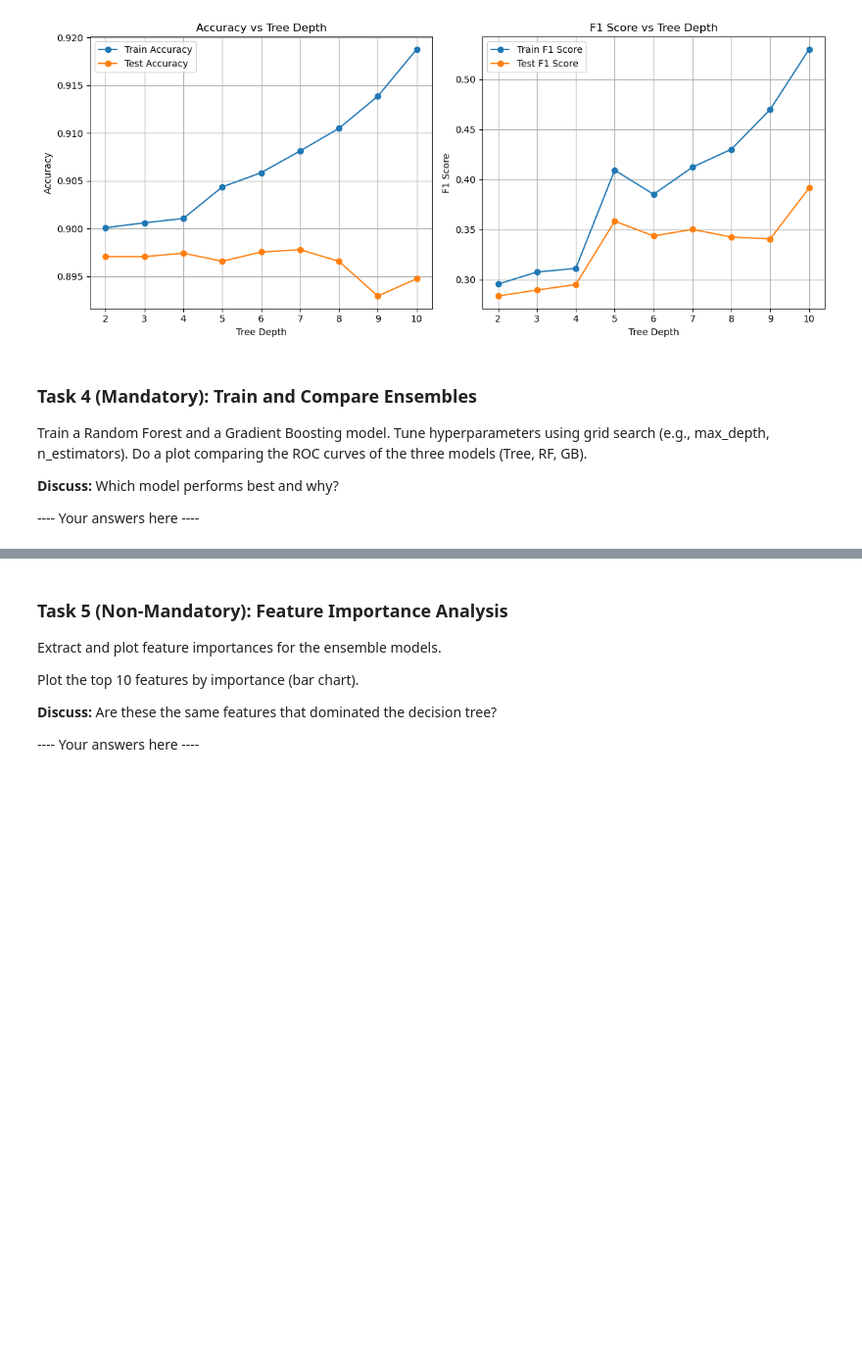
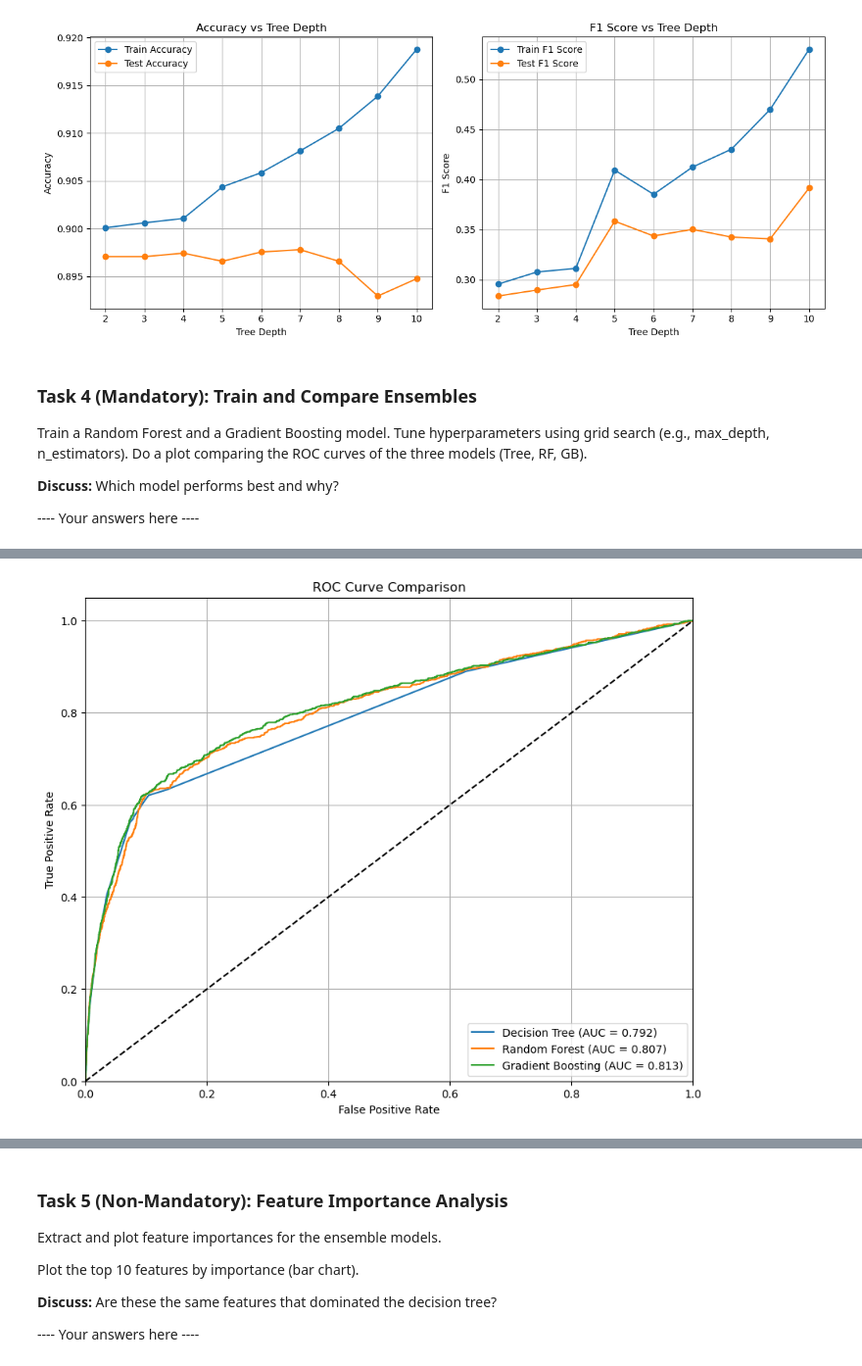
Before and after one commit to AakrishLama/MachineLearningModels, a Jupyter notebook: ModelsA3/username_A3.ipynb, the cells around one changed output, grey strips where cells are left out. Shown: that part at 98% size. Drawn from its saved outputs; the diff is of its cells as text; code cells hidden in the pictures; blank space fills up the shorter version.

Commit message:
ROC curve for Random fofrest and boosting

```diff
--- a/ModelsA3/username_A3.ipynb
+++ b/ModelsA3/username_A3.ipynb
@@ -285,0 +284,83 @@ Do a plot comparing the ROC curves of the three models (Tree, RF, GB).
+# %%
+#--- Write your code here ---#
+import pandas as pd
+from sklearn.preprocessing import LabelEncoder
+from sklearn.model_selection import train_test_split, GridSearchCV
+from sklearn.tree import DecisionTreeClassifier
+from sklearn.ensemble import RandomForestClassifier, GradientBoostingClassifier
+from sklearn.metrics import roc_curve, auc
+import matplotlib.pyplot as plt
+
+# 1. Load and preprocess data fresh
+data = pd.read_csv('/Users/aakrishlama/Desktop/ML_2DV516/ML/ModelsA3/datasets/BankMarketing/bank-additional-full.csv', sep=';')
+data = data.drop('duration', axis=1)
+
+# Encode categorical variables
+le = LabelEncoder()
+data['y'] = le.fit_transform(data['y'])
+cat_cols = data.select_dtypes(include=['object']).columns
+for col in cat_cols:
+    data[col] = le.fit_transform(data[col].astype(str))
+
+# 2. Split data (stratified)
+X = data.drop('y', axis=1)
+y = data['y']
+X_train, X_test, y_train, y_test = train_test_split(
+    X, y, test_size=0.2, random_state=42, stratify=y)
+
+# 3. Initialize models
+models = {
+    'Decision Tree': DecisionTreeClassifier(random_state=42),
+    'Random Forest': RandomForestClassifier(random_state=42),
+    'Gradient Boosting': GradientBoostingClassifier(random_state=42)
+}
+
+# 4. Hyperparameter grids
+param_grids = {
+    'Decision Tree': {'max_depth': [3, 4, 5]},
+    'Random Forest': {
+        'n_estimators': [50, 100],
+        'max_depth': [3, 5]
+    },
+    'Gradient Boosting': {
+        'n_estimators': [50, 100],
+        'learning_rate': [0.1, 0.05],
+        'max_depth': [3, 4]
+    }
+}
+
+# 5. Train and tune models
+results = {}
+for name, model in models.items():
+    print(f"\nTraining {name}...")
+    grid = GridSearchCV(model, param_grids[name], cv=5, scoring='roc_auc')
+    grid.fit(X_train, y_train)
+    best_model = grid.best_estimator_
+    y_proba = best_model.predict_proba(X_test)[:, 1]
+    fpr, tpr, _ = roc_curve(y_test, y_proba)
+    roc_auc = auc(fpr, tpr)
+    results[name] = {'fpr': fpr, 'tpr': tpr, 'auc': roc_auc, 'model': best_model}
+    print(f"Best params: {grid.best_params_}")
+    print(f"Test AUC: {roc_auc:.4f}")
+
+# 6. Plot ROC curves
+plt.figure(figsize=(10, 8))
+for name, result in results.items():
+    plt.plot(result['fpr'], result['tpr'],
+             label=f'{name} (AUC = {result["auc"]:.3f})')
+
+plt.plot([0, 1], [0, 1], 'k--')
+plt.xlim([0.0, 1.0])
+plt.ylim([0.0, 1.05])
+plt.xlabel('False Positive Rate')
+plt.ylabel('True Positive Rate')
+plt.title('ROC Curve Comparison')
+plt.legend(loc="lower right")
+plt.grid()
+plt.show()
+
+# 7. Print best model
+best_model_name = max(results.items(), key=lambda x: x[1]['auc'])[0]
+print(f"\nBest performing model: {best_model_name}")
+print(f"With AUC: {results[best_model_name]['auc']:.4f}")
+# %% [output]
@@ -285,0 +378 @@ Do a plot comparing the ROC curves of the three models (Tree, RF, GB).
+[figure, added]
```
Also changed, not shown: parts of 2 cells of this notebook.
